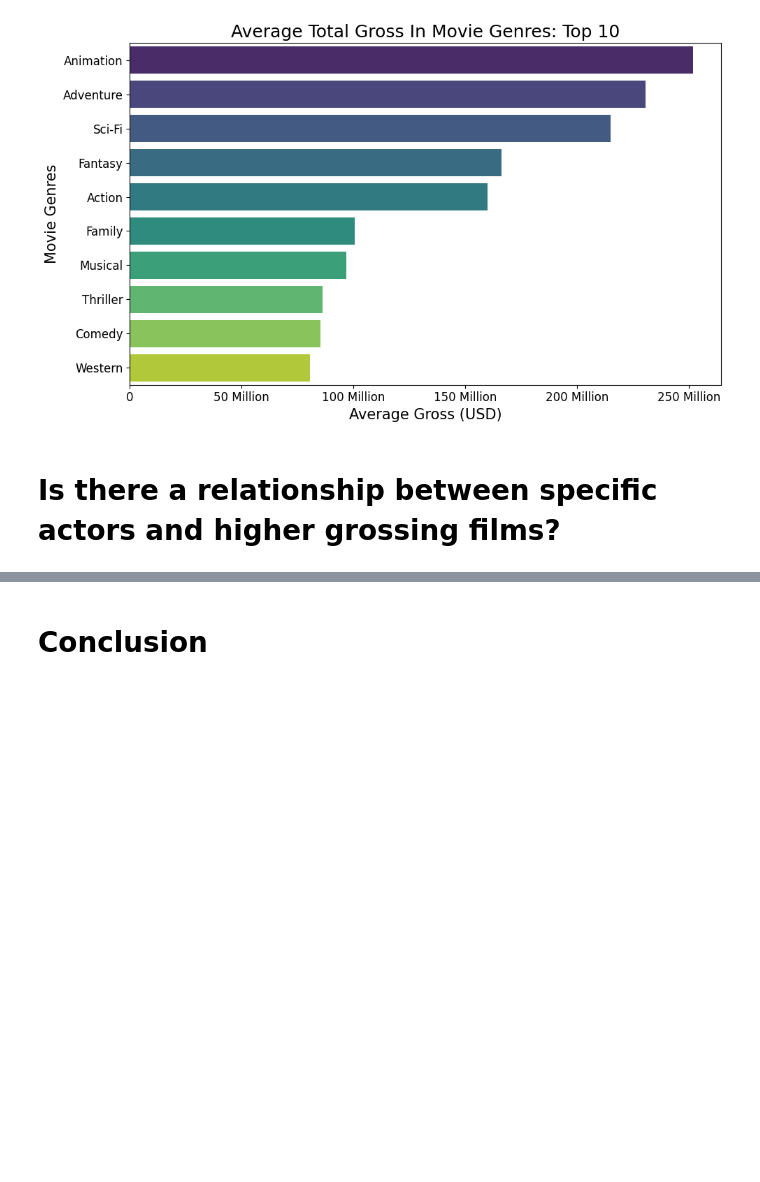
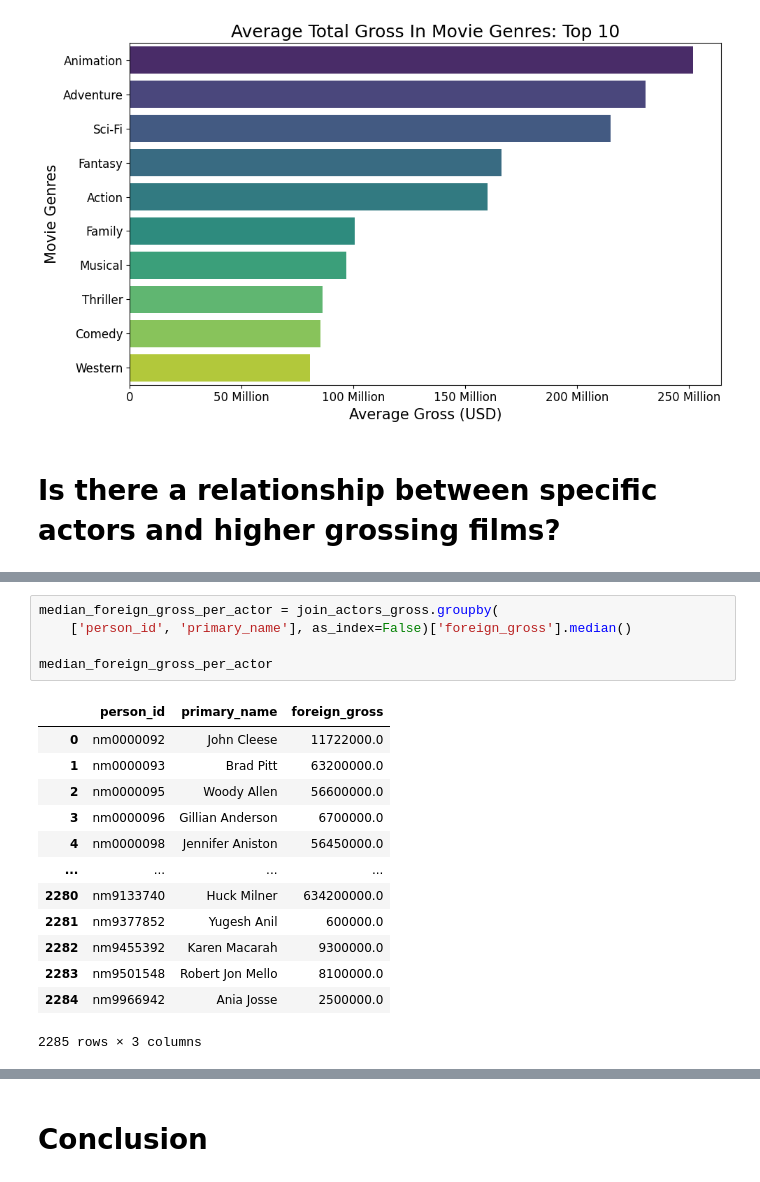
Before and after one commit to neurosxx/dsc-phase-2-project-v3, a Jupyter notebook: movie_analysis.ipynb, the cells around one changed output, grey strips where cells are left out. Saved outputs shown, nothing was run; the diff lists cells and outputs as text; blank space fills up the shorter version.

```diff
--- a/movie_analysis.ipynb
+++ b/movie_analysis.ipynb
@@ -736,0 +770,19 @@ To answer this question, we will create a data set where we have the actors, var
+# %%
+median_foreign_gross_per_actor = join_actors_gross.groupby(
+    ['person_id', 'primary_name'], as_index=False)['foreign_gross'].median()
+
+median_foreign_gross_per_actor
+# %% [output]
+|  | person_id | primary_name | foreign_gross |
+| 0 | nm0000092 | John Cleese | 11722000.0 |
+| 1 | nm0000093 | Brad Pitt | 63200000.0 |
+| 2 | nm0000095 | Woody Allen | 56600000.0 |
+| 3 | nm0000096 | Gillian Anderson | 6700000.0 |
+| 4 | nm0000098 | Jennifer Aniston | 56450000.0 |
+| ... | ... | ... | ... |
+| 2280 | nm9133740 | Huck Milner | 634200000.0 |
+| 2281 | nm9377852 | Yugesh Anil | 600000.0 |
+| 2282 | nm9455392 | Karen Macarah | 9300000.0 |
+| 2283 | nm9501548 | Robert Jon Mello | 8100000.0 |
+| 2284 | nm9966942 | Ania Josse | 2500000.0 |
+2285 rows × 3 columns
```
Also changed, not shown: parts of 7 cells of this notebook.
